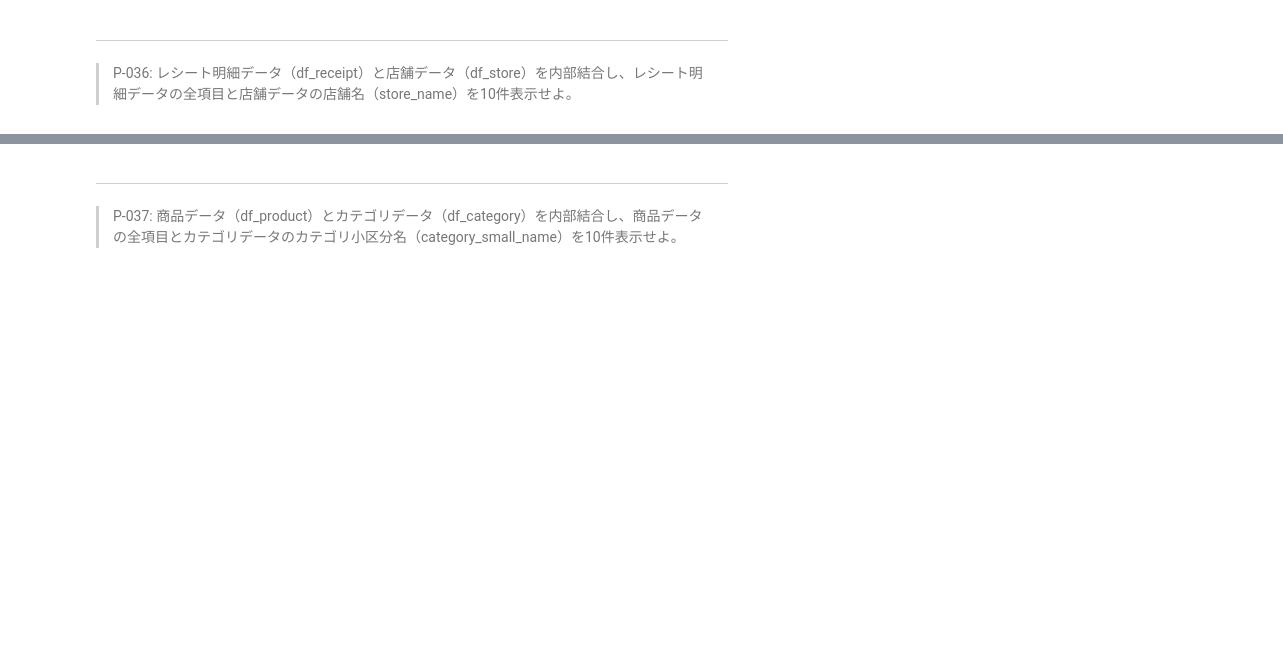
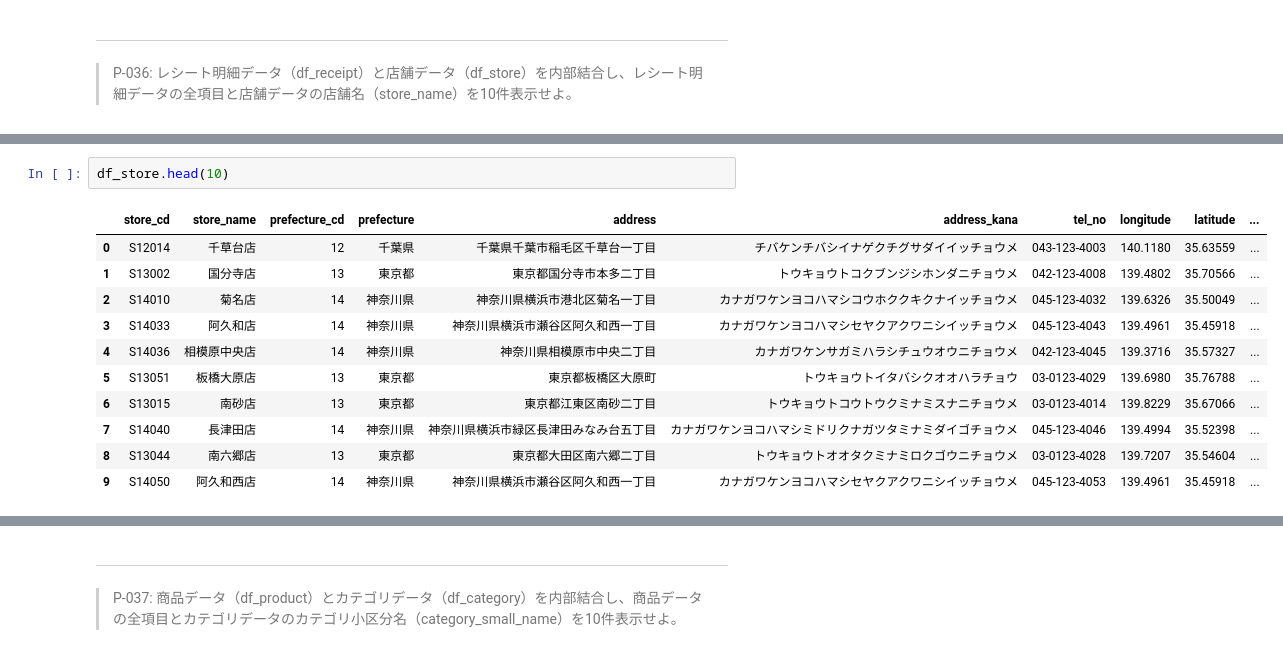
Before and after one commit to kayaba0721/ThinkStats2, a Jupyter notebook: docker/work/preprocess_knock_Python.ipynb, the cells around one changed output, grey strips where cells are left out. Drawn from its saved outputs; the diff is of its cells as text; blank space fills up the shorter version.

```diff
--- a/docker/work/preprocess_knock_Python.ipynb
+++ b/docker/work/preprocess_knock_Python.ipynb
@@ -485,0 +690,14 @@ numpy.std(a, axis=None, dtype=None, out=None, ddof=0, keepdims=)
+# %%
+df_store.head(10)
+# %% [output]
+|  | store_cd | store_name | prefecture_cd | prefecture | address | address_kana | tel_no | longitude | latitude | ... |
+| 0 | S12014 | 千草台店 | 12 | 千葉県 | 千葉県千葉市稲毛区千草台一丁目 | チバケンチバシイナゲクチグサダイイッチョウメ | 043-123-4003 | 140.1180 | 35.63559 | ... |
+| 1 | S13002 | 国分寺店 | 13 | 東京都 | 東京都国分寺市本多二丁目 | トウキョウトコクブンジシホンダニチョウメ | 042-123-4008 | 139.4802 | 35.70566 | ... |
+| 2 | S14010 | 菊名店 | 14 | 神奈川県 | 神奈川県横浜市港北区菊名一丁目 | カナガワケンヨコハマシコウホククキクナイッチョウメ | 045-123-4032 | 139.6326 | 35.50049 | ... |
+| 3 | S14033 | 阿久和店 | 14 | 神奈川県 | 神奈川県横浜市瀬谷区阿久和西一丁目 | カナガワケンヨコハマシセヤクアクワニシイッチョウメ | 045-123-4043 | 139.4961 | 35.45918 | ... |
+| 4 | S14036 | 相模原中央店 | 14 | 神奈川県 | 神奈川県相模原市中央二丁目 | カナガワケンサガミハラシチュウオウニチョウメ | 042-123-4045 | 139.3716 | 35.57327 | ... |
+| 5 | S13051 | 板橋大原店 | 13 | 東京都 | 東京都板橋区大原町 | トウキョウトイタバシクオオハラチョウ | 03-0123-4029 | 139.6980 | 35.76788 | ... |
+| 6 | S13015 | 南砂店 | 13 | 東京都 | 東京都江東区南砂二丁目 | トウキョウトコウトウクミナミスナニチョウメ | 03-0123-4014 | 139.8229 | 35.67066 | ... |
+| 7 | S14040 | 長津田店 | 14 | 神奈川県 | 神奈川県横浜市緑区長津田みなみ台五丁目 | カナガワケンヨコハマシミドリクナガツタミナミダイゴチョウメ | 045-123-4046 | 139.4994 | 35.52398 | ... |
+| 8 | S13044 | 南六郷店 | 13 | 東京都 | 東京都大田区南六郷二丁目 | トウキョウトオオタクミナミロクゴウニチョウメ | 03-0123-4028 | 139.7207 | 35.54604 | ... |
+| 9 | S14050 | 阿久和西店 | 14 | 神奈川県 | 神奈川県横浜市瀬谷区阿久和西一丁目 | カナガワケンヨコハマシセヤクアクワニシイッチョウメ | 045-123-4053 | 139.4961 | 35.45918 | ... |
```
Also changed, not shown: parts of 29 cells of this notebook.
